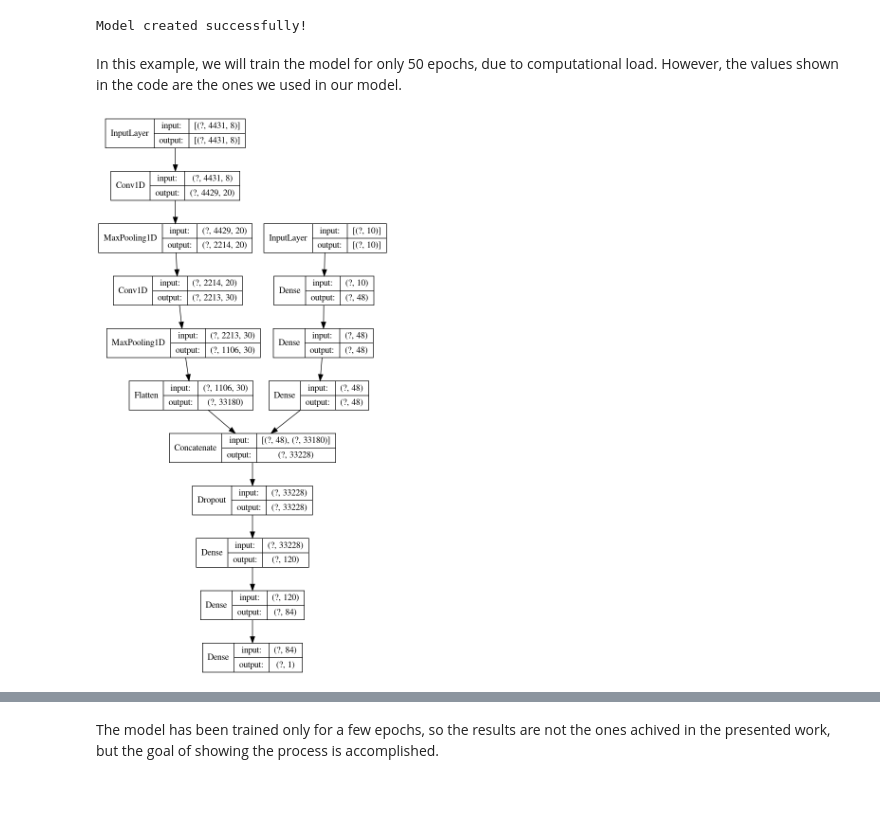
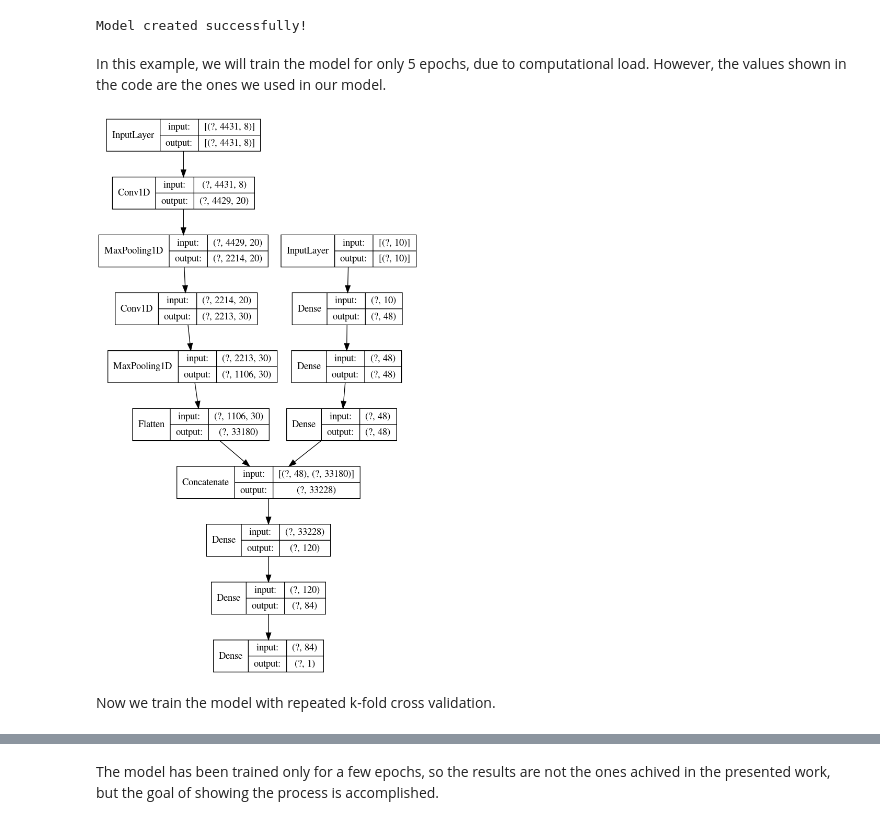
Before and after one commit to juliotorrest/yield_aeroponics, a Jupyter notebook: interpretability/CNN_based_twoheaded.ipynb, the cells around one changed output, grey strips where cells are left out. Cells and saved outputs as stored; diff of their text form; code cells hidden in the pictures; blank space fills up the shorter version.

```diff
--- a/interpretability/CNN_based_twoheaded.ipynb
+++ b/interpretability/CNN_based_twoheaded.ipynb
@@ -195,8 +195,6 @@ Labels loaded successfully: (200,)
 This is the two-headed CNN-based model that we have used for our work.
 # %%
 # Create model
-dropout=0.33
-l2_reg=0.2
 # Tabular input
 input_tab=Input(shape=(X_tab.shape[1],),name='tabular')
 branch_x=Dense(48,activation='relu')(input_tab)
@@ -205,44 +203,40 @@ branch_x=Dense(48,activation='relu')(branch_x)
 
 # #Sequential model
 input_seq=Input(shape=(X_seq.shape[1],X_seq.shape[2],),name='sequential')
-branch_y=Conv1D(20,kernel_size=3,activation='relu',
-                kernel_regularizer=regularizers.l2(l2_reg))(input_seq)
+branch_y=Conv1D(20,kernel_size=3,activation='relu')(input_seq)
 branch_y=MaxPooling1D(pool_size=2)(branch_y)
-branch_y=Conv1D(30,kernel_size=2,activation='relu',
-                kernel_regularizer=regularizers.l2(l2_reg))(branch_y)
+branch_y=Conv1D(30,kernel_size=2,activation='relu')(branch_y)
 branch_y=MaxPooling1D(pool_size=2)(branch_y)
 branch_y=Flatten()(branch_y)
 
-#Common classifier
-clf=concatenate([branch_x,branch_y])
-clf=Dropout(dropout)(clf)
-clf=Dense(120,activation='relu')(clf)
-clf=Dense(84,activation='relu')(clf)
-output=Dense(1,activation='relu')(clf)#linear
+#Common regressor
+reg=concatenate([branch_x,branch_y])
+reg=Dense(120,activation='relu')(reg)
+reg=Dense(84,activation='relu')(reg)
+output=Dense(1,activation='relu')(reg)#linear
 
 model=Model([input_tab,input_seq],output)
 
-model.compile(optimizer='adadelta',loss='mae',metrics=['mae','mse'])
+model.compile(optimizer='adadelta',loss='mse',metrics=['mae','mse'])
 print("\nModel created successfully!\n")
 # %% [output]
 Model created successfully!
 # %% [markdown]
-In this example, we will train the model for only 50 epochs, due to computational load. However, the values shown in the code are the ones we used in our model.
+In this example, we will train the model for only 5 epochs, due to computational load. However, the values shown in the code are the ones we used in our model.
 # %%
 #Model conditions
-num_epochs=50000
-patience=int(num_epochs/5)
-batch_size=20#validation data size
+epochs=15000
+batch_size=20
+#epochs ten times the ANN, batch size of validation data set
 
-callbacks_list=[EarlyStopping(monitor='val_loss', patience=patience),
-                ModelCheckpoint(os.path.join(saving_dir,'model_cnn.h5'),
-                                save_best_only=True)]#,
-#                TensorBoard(log_dir=os.path.join(main_dir,'results','logs'),
-#                            histogram_freq=1)]
+callbacks_list=[ModelCheckpoint(os.path.join(saving_dir,'model_cnn.h5'),
+                                save_best_only=False)]
 #Plot model
 plot_model(model,to_file=os.path.join(saving_dir,'network_model_cnn.png'),
            show_shapes = True,show_layer_names = False)
 # %% [output]
-[figure, old version]
+[figure, new version]
+# %% [markdown]
+Now we train the model with repeated k-fold cross validation.
 # %%
 #Training the model
```
Also changed, not shown: parts of 8 cells of this notebook.
